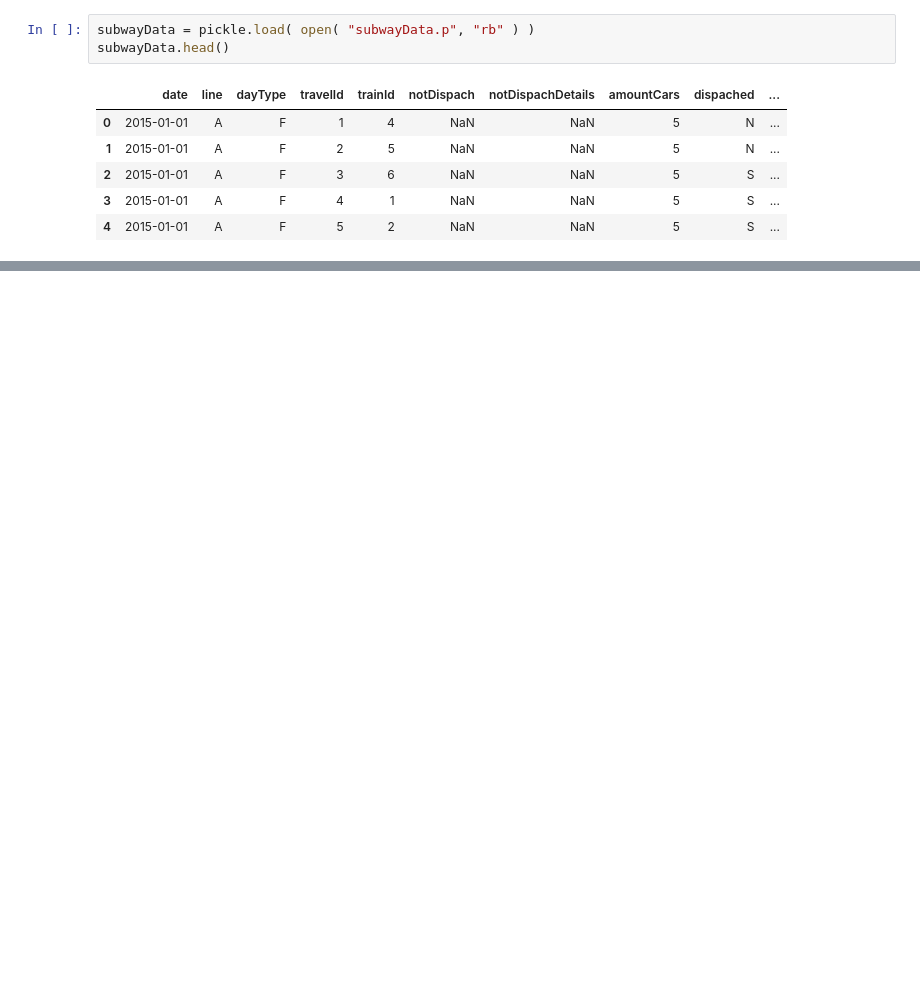
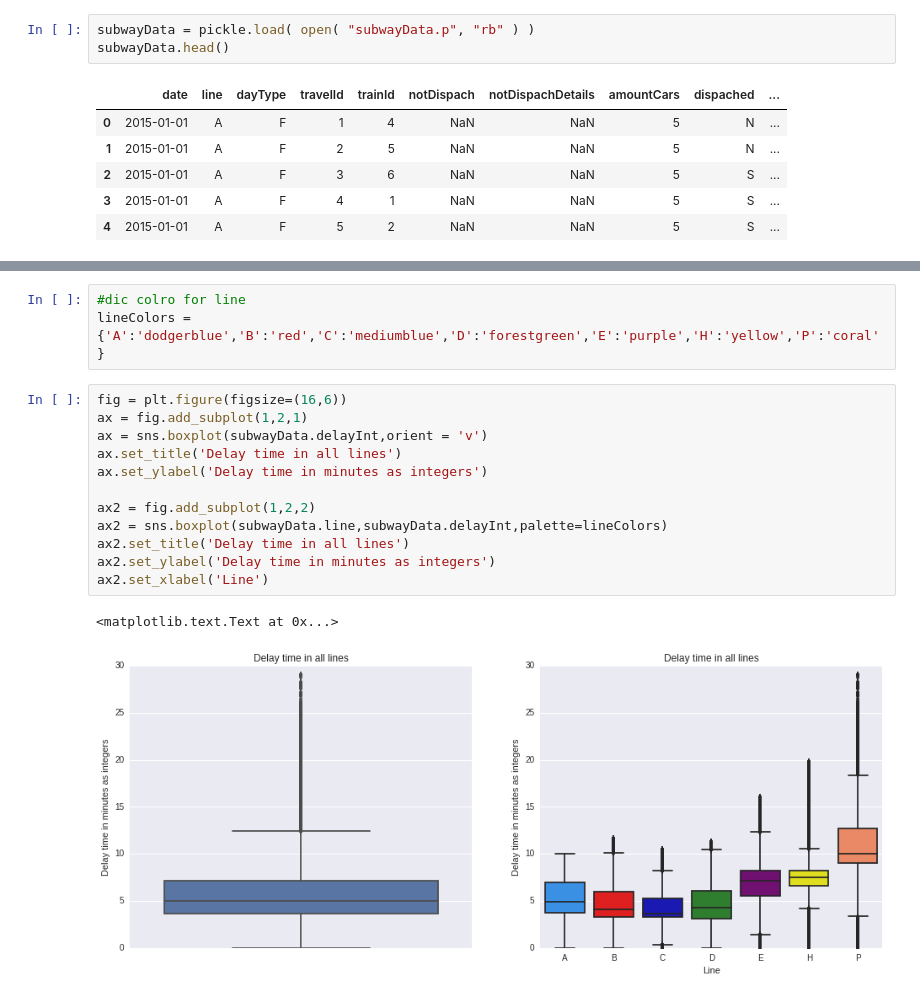
Before and after one commit to alephcero/baSubwayObservatory, a Jupyter notebook: dataAnalysis.ipynb, the cells around one changed output, grey strips where cells are left out. Saved outputs shown, nothing was run; the diff lists cells and outputs as text; blank space fills up the shorter version.

Commit message:
first analysis boxplot waiting time

```diff
--- a/dataAnalysis.ipynb
+++ b/dataAnalysis.ipynb
@@ -34,0 +33,18 @@ sns.boxplot(subwayData.month,subwayData.delayInt)
+# %%
+#dic colro for line
+lineColors = {'A':'dodgerblue','B':'red','C':'mediumblue','D':'forestgreen','E':'purple','H':'yellow','P':'coral'}
+# %%
+fig = plt.figure(figsize=(16,6))
+ax = fig.add_subplot(1,2,1)
+ax = sns.boxplot(subwayData.delayInt,orient = 'v')
+ax.set_title('Delay time in all lines')
+ax.set_ylabel('Delay time in minutes as integers')
+
+ax2 = fig.add_subplot(1,2,2)
+ax2 = sns.boxplot(subwayData.line,subwayData.delayInt,palette=lineColors)
+ax2.set_title('Delay time in all lines')
+ax2.set_ylabel('Delay time in minutes as integers')
+ax2.set_xlabel('Line')
+# %% [output]
+<matplotlib.text.Text at 0x...>
+[figure, added]
```
Also changed, not shown: parts of 16 cells of this notebook.
